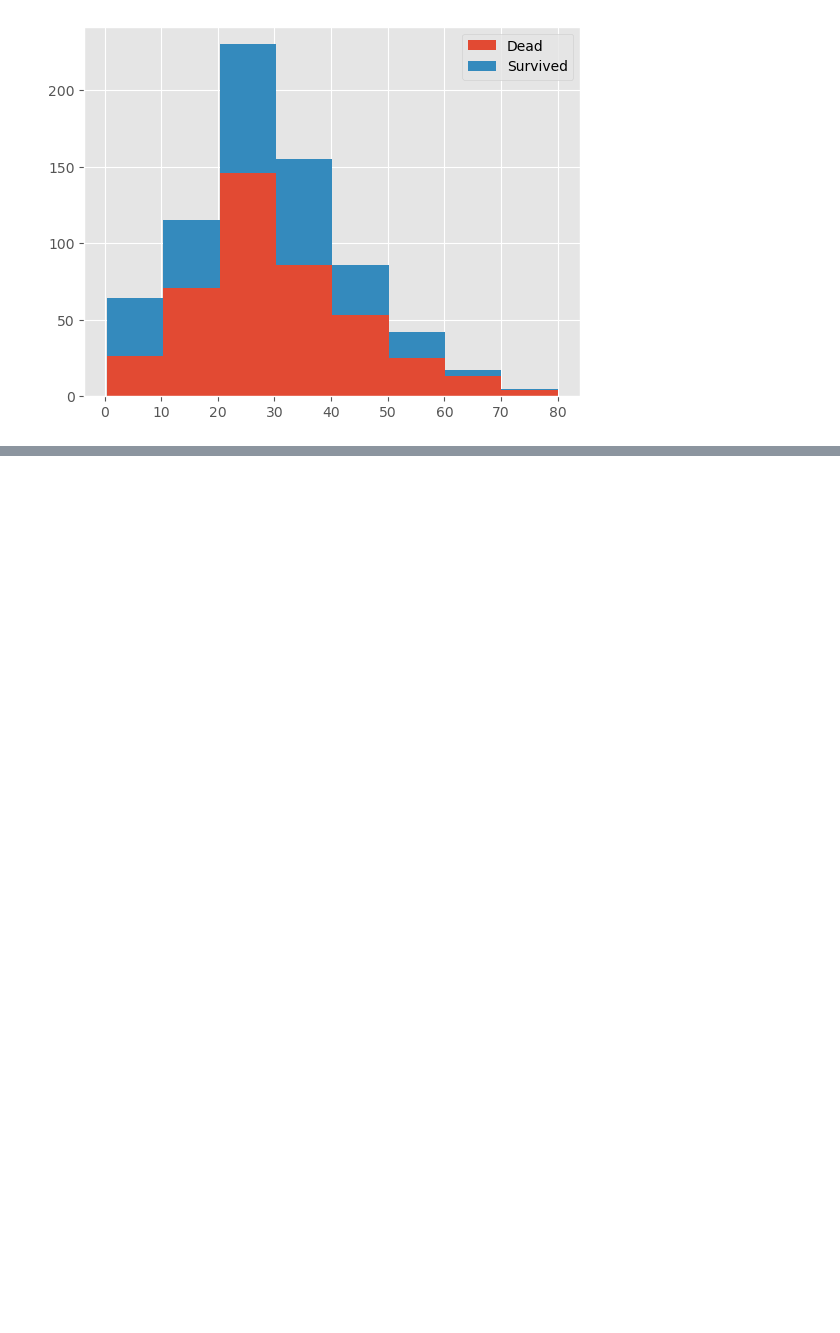
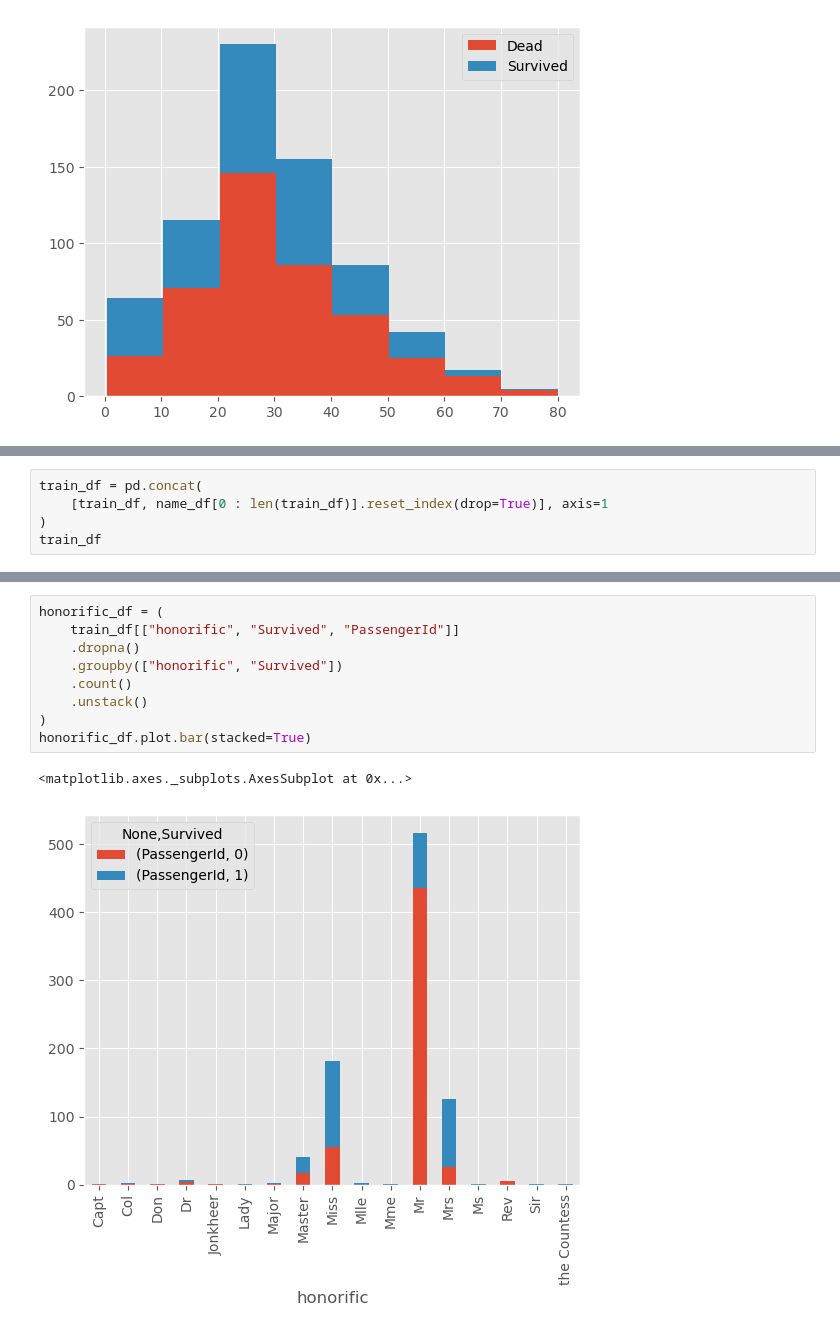
Before and after one commit to freshmea/chungnam_chatbot, a Jupyter notebook: kaggle_book/kaggle_titanic.ipynb, the cells around one changed output, grey strips where cells are left out. Drawn from its saved outputs; the diff is of its cells as text; blank space fills up the shorter version.

```diff
--- a/kaggle_book/kaggle_titanic.ipynb
+++ b/kaggle_book/kaggle_titanic.ipynb
@@ -332,0 +591,5 @@ plt.legend()
+# %%
+train_df = pd.concat(
+    [train_df, name_df[0 : len(train_df)].reset_index(drop=True)], axis=1
+)
+train_df
@@ -332,0 +627,12 @@ plt.legend()
+# %%
+honorific_df = (
+    train_df[["honorific", "Survived", "PassengerId"]]
+    .dropna()
+    .groupby(["honorific", "Survived"])
+    .count()
+    .unstack()
+)
+honorific_df.plot.bar(stacked=True)
+# %% [output]
+<matplotlib.axes._subplots.AxesSubplot at 0x...>
+[figure, added]
```
Also changed, not shown: parts of 77 cells of this notebook, 2 other files.
